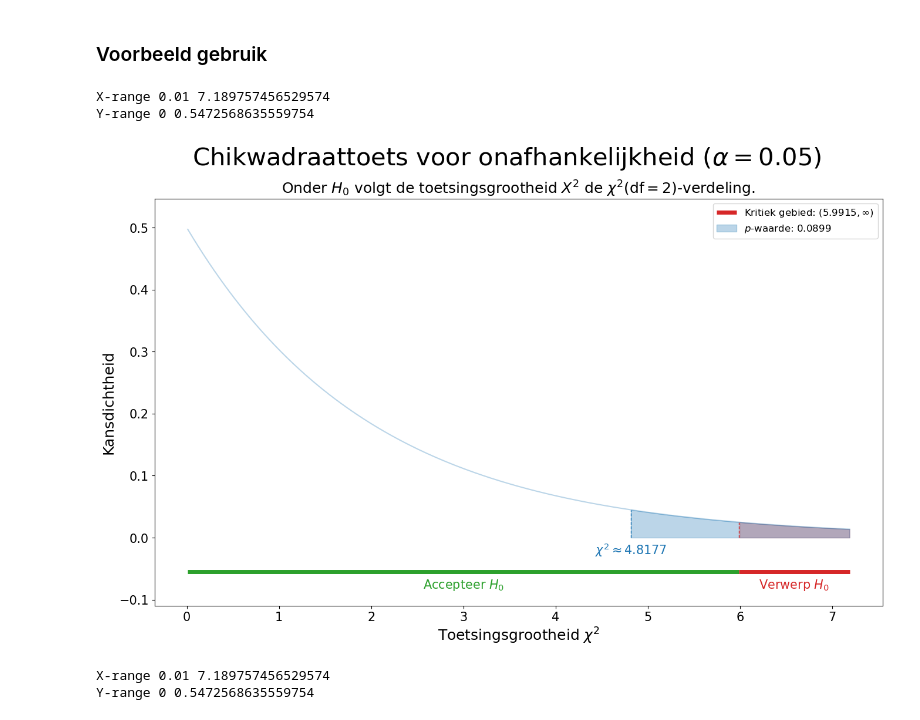
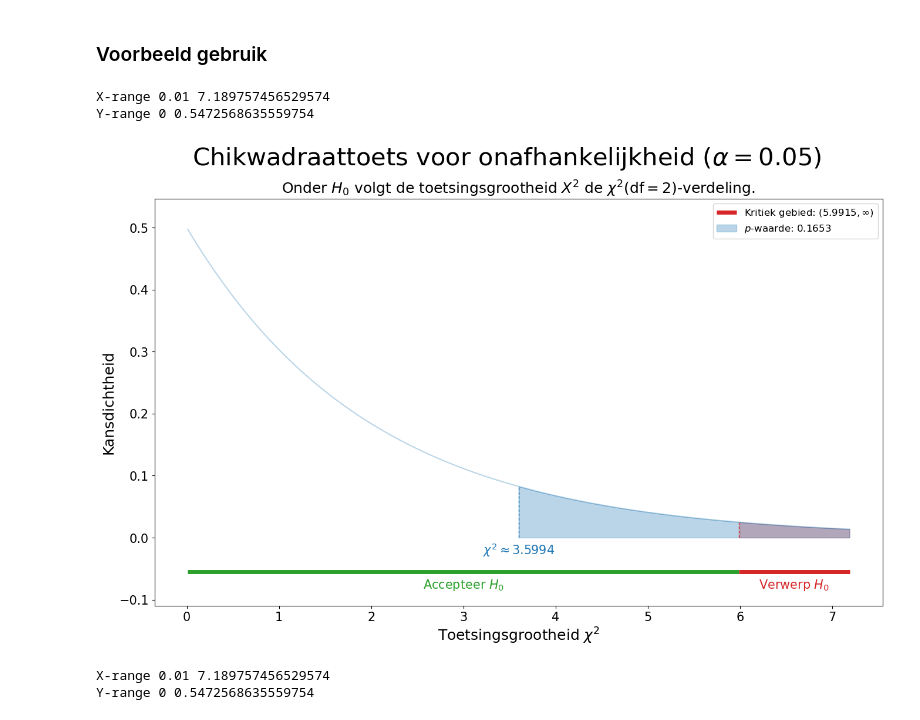
Before and after one commit to DBlom96/Statistiek, a Jupyter notebook: Python/statistics_utils/notebooks/hypothesis_testing.ipynb, the cells around one changed output. Drawn from its saved outputs; the diff is of its cells as text; code cells hidden in the pictures.

```diff
--- a/Python/statistics_utils/notebooks/hypothesis_testing.ipynb
+++ b/Python/statistics_utils/notebooks/hypothesis_testing.ipynb
@@ -63,7 +63,7 @@ def determine_plot_domain(dist_type, alpha, params):
         return minmu - 4 * std_error, maxmu + 4 * std_error
     elif dist_type == "t":
         df, std_error = params["df"], params["scale"]
-        xmin = min(buffer_factor * t.ppf(q=alpha/2, df=df), -4 * std_error) #4 * np.sqrt(df / (df-2)) if df > 2 else -10
+        xmin = max(buffer_factor * t.ppf(q=alpha/2, df=df), -5 * std_error) #4 * np.sqrt(df / (df-2)) if df > 2 else -10
         return xmin, -xmin
     elif dist_type == "chi2":
         df = params["df"]
@@ -342,12 +345,12 @@ Y-range 0 0.43506907870020733
 # %%
 sample_size = 3
 chi2_indep_params = {"df": sample_size - 1, "type": "onafhankelijkheid"}
-test_statistic = 4.8177
-plot_hypothesis_chi2(alpha=0.05, test_statistic=test_statistic, filename="chi2-independence-test.png", **chi2_indep_params)
+test_statistic = 3.5994
+plot_hypothesis_chi2(alpha=0.05, test_statistic=test_statistic, filename="exam20260724-chi2-independence-test.png", **chi2_indep_params)
 # %% [output]
 X-range 0.01 7.189757456529574
 Y-range 0 0.5472568635559754
-[figure, old version]
+[figure, new version]
 # %%
 sample_size = 3
 chi2_gof_params = {"df": sample_size - 1, "type": "goodness-of-fit"}
```
Also changed, not shown: parts of 8 cells of this notebook, 37 other files.
